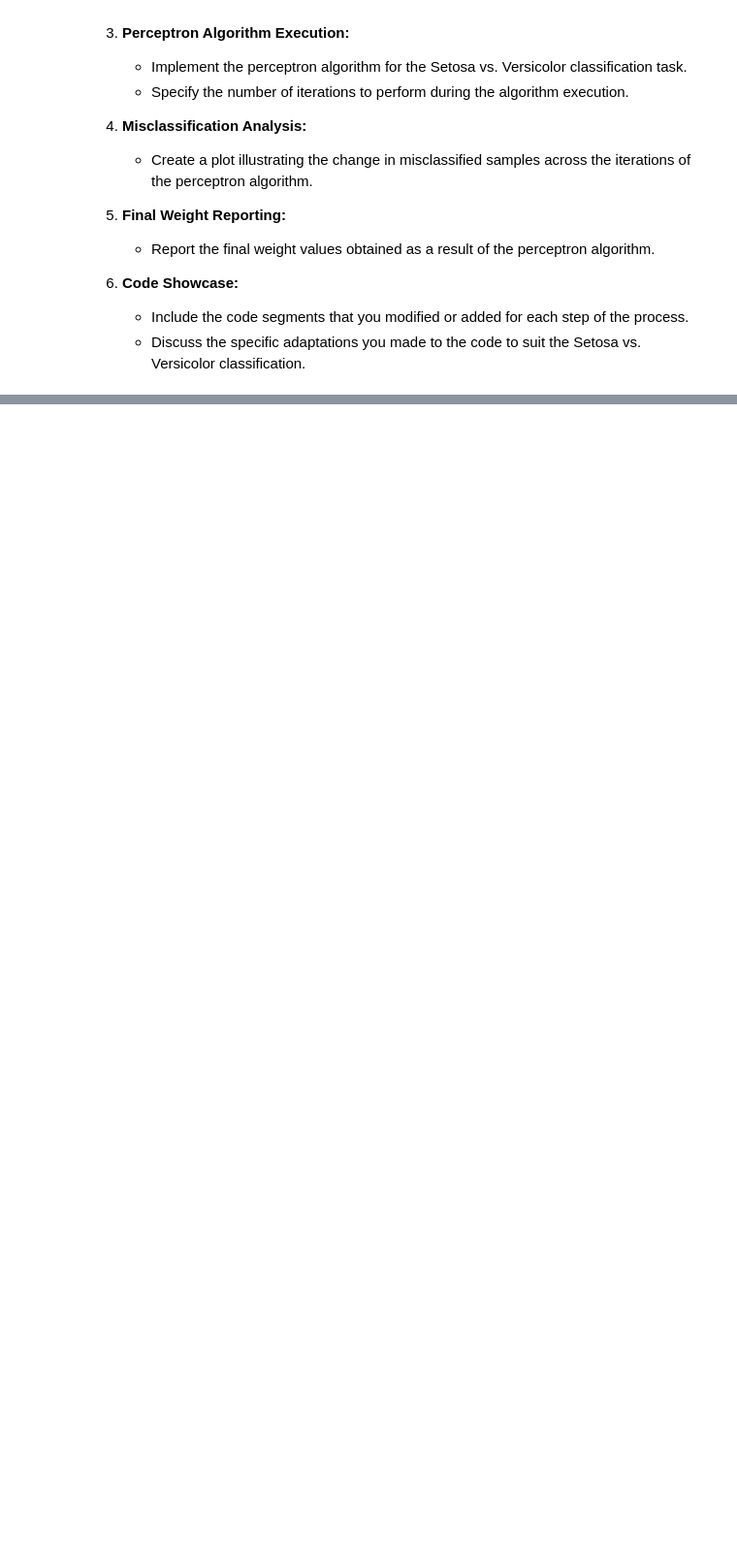
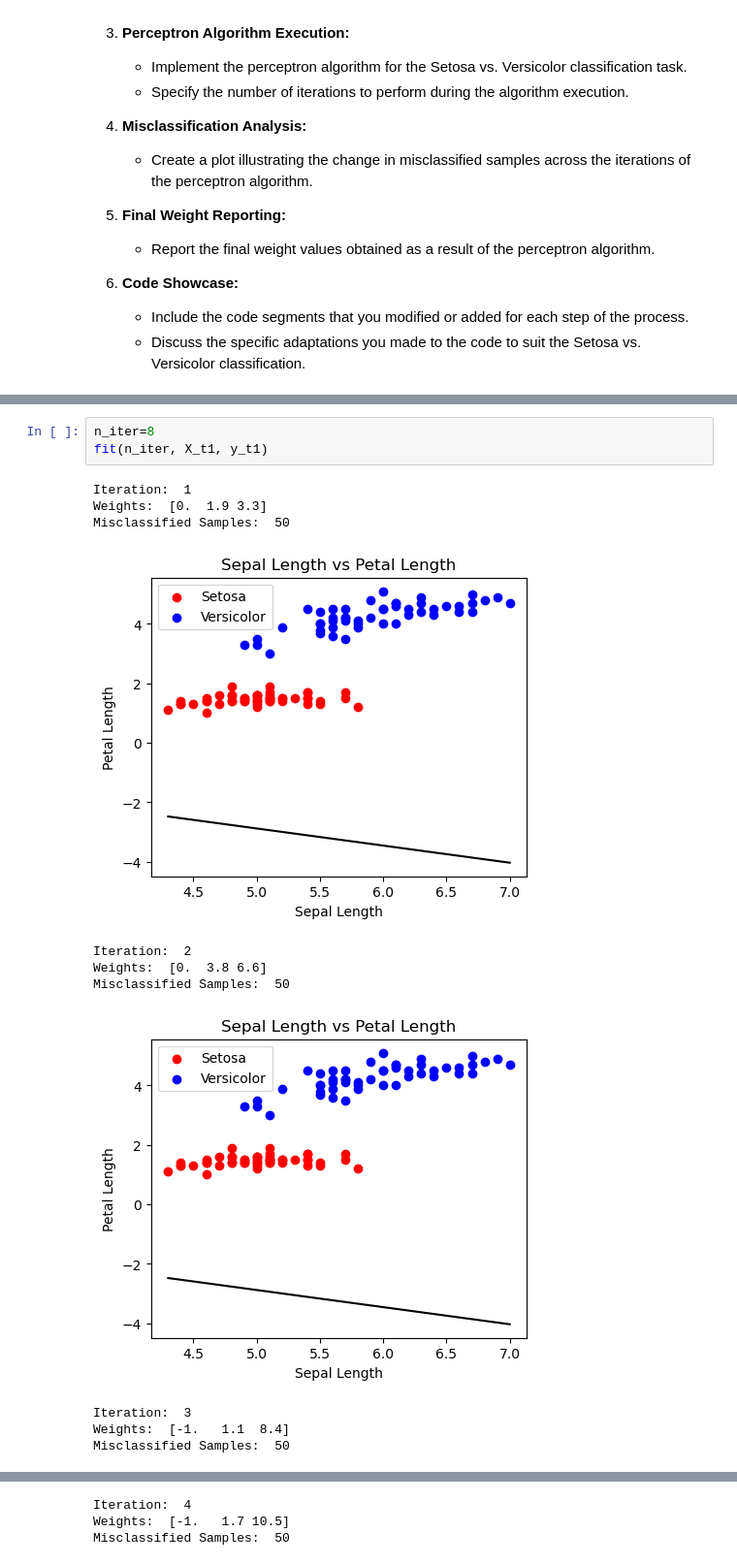
Before and after one commit to zequanwen/ML, a Jupyter notebook: 01_ML_PLA.ipynb, the cells around one changed output, grey strips where cells are left out. Shown at 97% size. Saved outputs shown, nothing was run; the diff lists cells and outputs as text; blank space fills up the shorter version.

```diff
--- a/01_ML_PLA.ipynb
+++ b/01_ML_PLA.ipynb
@@ -361,0 +393,15 @@ array([ 0.1       , -0.02678228,  0.21070767])
+# %%
+n_iter=8
+fit(n_iter, X_t1, y_t1)
+# %% [output]
+Iteration:  1
+Weights:  [0.  1.9 3.3]
+Misclassified Samples:  50
+[figure, added]
+Iteration:  2
+Weights:  [0.  3.8 6.6]
+Misclassified Samples:  50
+[figure, added]
+Iteration:  3
+Weights:  [-1.   1.1  8.4]
+Misclassified Samples:  50
@@ -361,0 +409,3 @@ array([ 0.1       , -0.02678228,  0.21070767])
+Iteration:  4
+Weights:  [-1.   1.7 10.5]
+Misclassified Samples:  50
```
Also changed, not shown: parts of 5 cells of this notebook.
